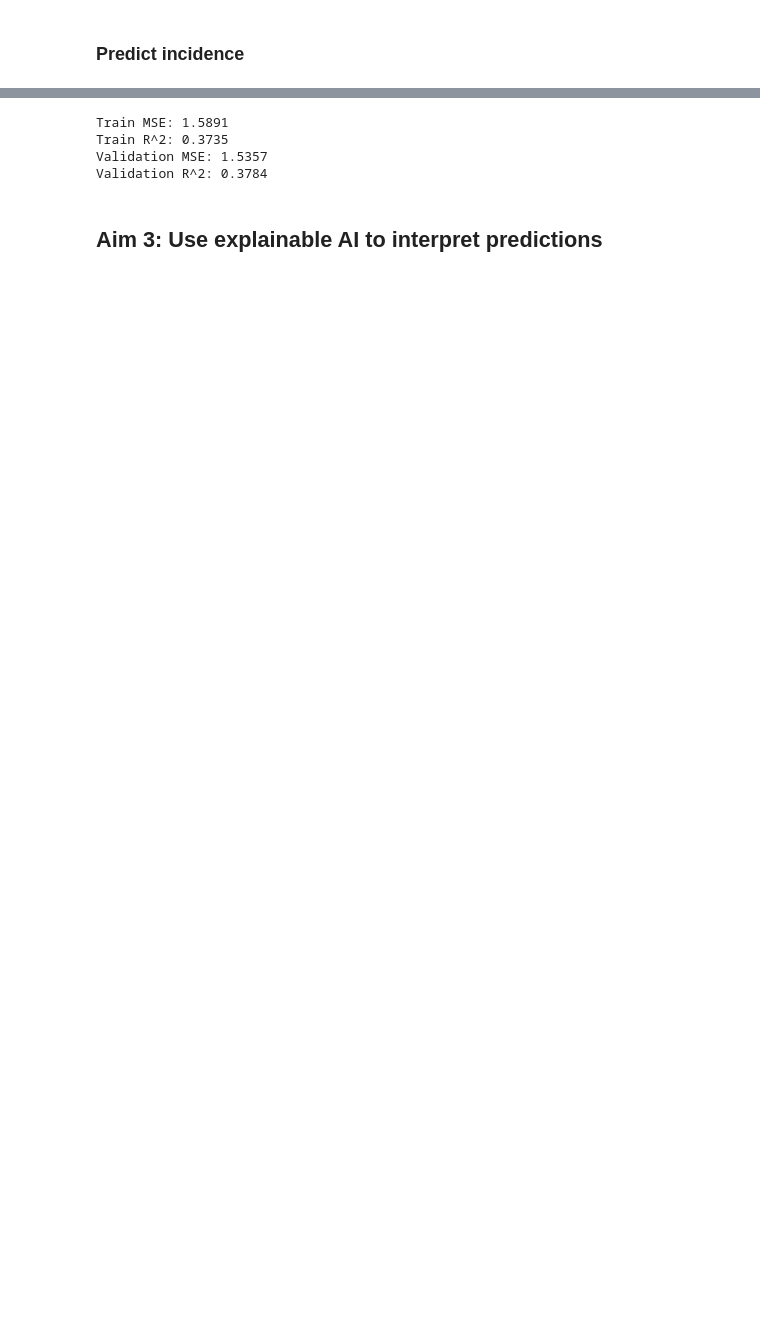
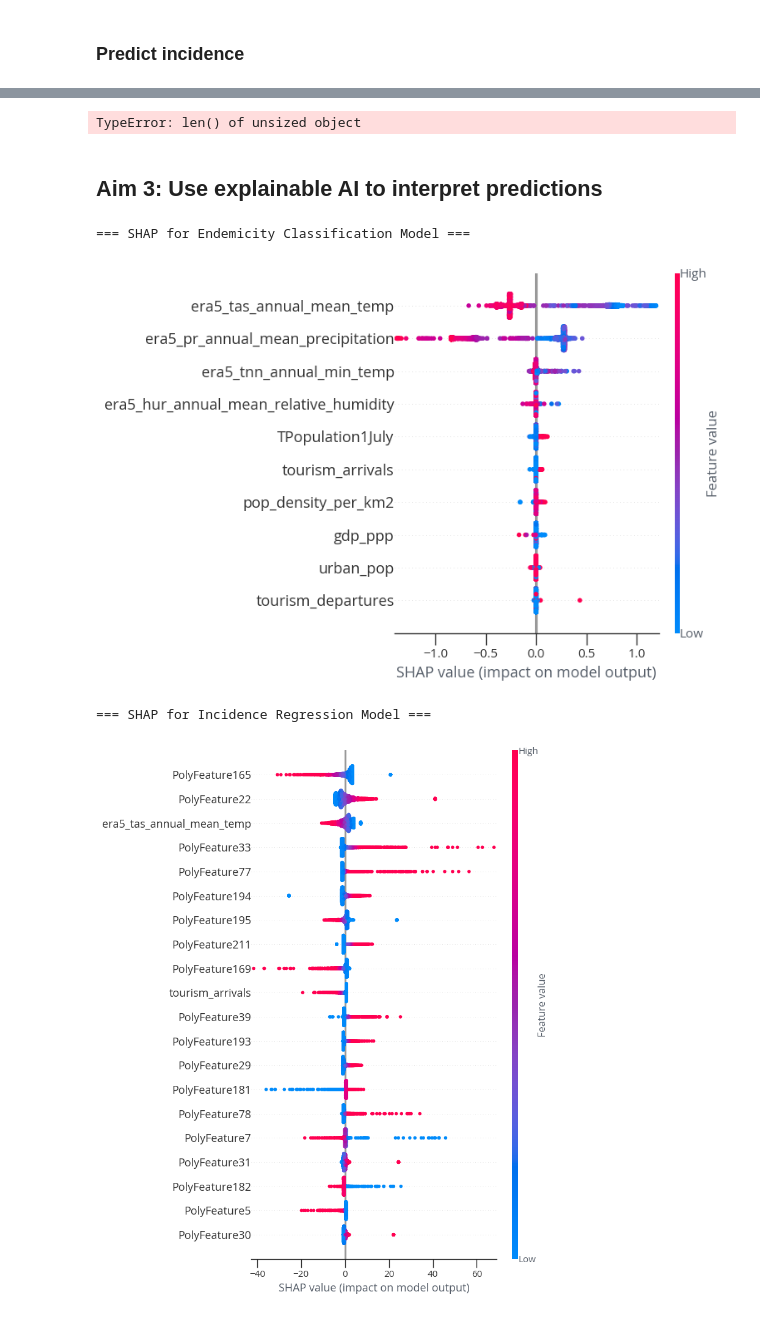
Before and after one commit to haileyrobertson/robertson-cpsc581, a Jupyter notebook: final-project/src/01_classify_by_endemicity_status.ipynb, the cells around one changed output, grey strips where cells are left out. Cells and saved outputs as stored; diff of their text form; code cells hidden in the pictures; blank space fills up the shorter version.

Commit message:
shap and reqs

```diff
--- a/final-project/src/01_classify_by_endemicity_status.ipynb
+++ b/final-project/src/01_classify_by_endemicity_status.ipynb
@@ -1410,7 +1418,7 @@ SGD logistic regression validation accuracy: 0.9919
 # %%
 # --- Preprocess data ---
 target = 'log_incidence_per_100k'
-features = [
+incidence_features = [
     'TPopulation1July',
     'pop_density_per_km2',
     'era5_hur_annual_mean_relative_humidity',
@@ -1424,7 +1432,7 @@ features = [
 ]
 
 df_model = df_with_labels[df_with_labels[target].notna()].copy()
-X = df_model[features]
+X = df_model[incidence_features]
 y = df_model[target]
 
 # Train-test split
@@ -1444,19 +1452,20 @@ X_val_imputed = imputer.transform(X_val)
 # --- Generate polynomial features ---
 poly = skpreprocessing.PolynomialFeatures(degree=3, include_bias=True)
 X_train_poly = poly.fit_transform(X_train_imputed)
+poly_feature_names = poly.get_feature_names_out().tolist()
 X_val_poly = poly.transform(X_val_imputed)
 
 # --- Scale ---
 scaler = skpreprocessing.StandardScaler()
-X_train_scaled = scaler.fit_transform(X_train_poly)
-X_val_scaled = scaler.transform(X_val_poly)
+X_train_incidence_scaled = scaler.fit_transform(X_train_poly)
+X_val_incidence_scaled = scaler.transform(X_val_poly)
 
 # --- Fit polynomial regression ---
-model = Ridge(alpha=1.0)
-model.fit(X_train_scaled, y_train)
+incidence_model = Ridge(alpha=1.0)
+incidence_model.fit(X_train_incidence_scaled, y_train)
 
 # --- Training Predictions ---
-train_predictions = model.predict(X_train_scaled)
+train_predictions = incidence_model.predict(X_train_incidence_scaled)
 
 # --- Training Evaluation ---
 train_mse = skmetrics.mean_squared_error(y_train, train_predictions)
@@ -1467,7 +1476,7 @@ print(f"Train R^2: {train_r2:.4f}")
 
 
 # --- Predictions ---
-val_predictions = model.predict(X_val_scaled)
+val_predictions = incidence_model.predict(X_val_incidence_scaled)
 
 # --- Evaluate ---
 mse = skmetrics.mean_squared_error(y_val, val_predictions)
@@ -1501,9 +1510,30 @@ plt.tight_layout()
 plt.savefig("../output/figures/residual_distribution_poly_regression_all_features.png", dpi=300)
 plt.close()
 # %% [output]
-Train MSE: 1.5891
-Train R^2: 0.3735
-Validation MSE: 1.5357
-Validation R^2: 0.3784
+TypeError: len() of unsized object
 # %% [markdown]
 ## Aim 3: Use explainable AI to interpret predictions
+# %%
+models = [class_model, incidence_model]
+model_names = ['Endemicity Classification Model', 'Incidence Regression Model']
+X_data = [X_val_class_scaled, X_val_incidence_scaled]
+model_features = [class_features, incidence_features]
+
+for i, m in enumerate(models):
+    print(f"\n=== SHAP for {model_names[i]} ===")
+
+    if i == 0:
+        current_features = features
+    else:  # Incidence model
+        n_features = X_data[i].shape[1]
+        n_base = len(features)
+        current_features = features + [f"PolyFeature{j+1}" for j in range(n_features - n_base)]
+
+    explainer = shap.Explainer(m.predict, X_data[i])
+    shap_values = explainer(X_data[i], max_evals=1500)
+    shap.summary_plot(shap_values, X_data[i], feature_names=current_features, show=True)
+# %% [output]
+=== SHAP for Endemicity Classification Model ===
+[figure, added]
+=== SHAP for Incidence Regression Model ===
+[figure, added]
```
Also changed, not shown: parts of 7 cells of this notebook, 9 other files.
